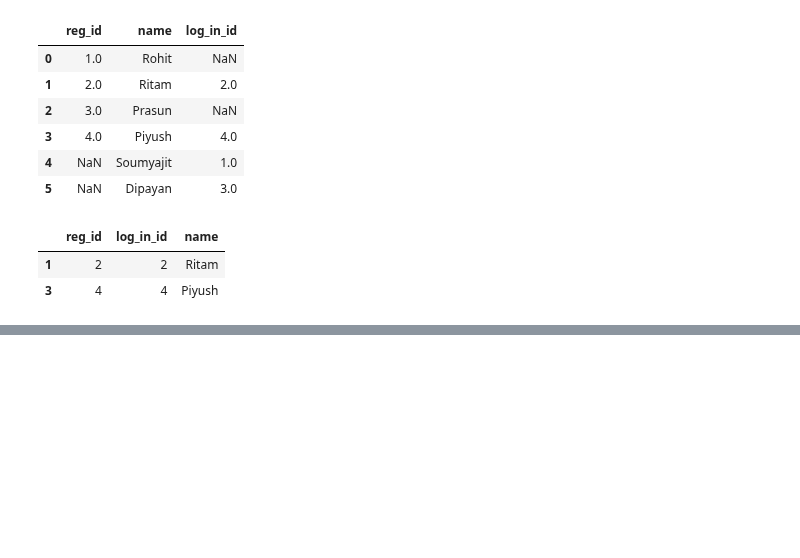
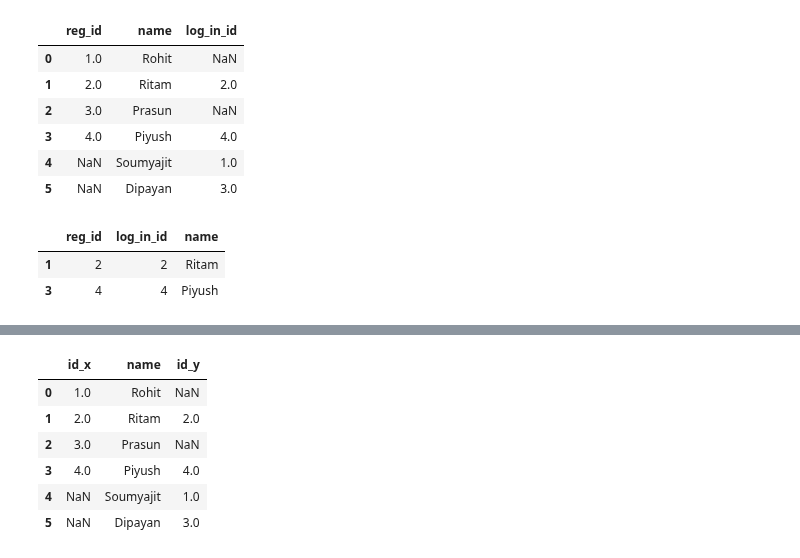
Before and after one commit to rohitcodism/ML-DS, a Jupyter notebook: practices/pandas/combiningDataFrames.ipynb, the cells around one changed output, grey strips where cells are left out. Drawn from its saved outputs; the diff is of its cells as text; code cells hidden in the pictures; blank space fills up the shorter version.

```diff
--- a/practices/pandas/combiningDataFrames.ipynb
+++ b/practices/pandas/combiningDataFrames.ipynb
@@ -132,0 +169,3 @@ pd.merge(registrations, login, 'inner', left_index=True, right_on='name')
+# %%
+registration.columns = ['id', 'name']
+login.columns = ['id', 'name']
@@ -132,0 +188,10 @@ pd.merge(registrations, login, 'inner', left_index=True, right_on='name')
+# %%
+pd.merge(registration, login, 'outer', on='name')
+# %% [output]
+|  | id_x | name | id_y |
+| 0 | 1.0 | Rohit | NaN |
+| 1 | 2.0 | Ritam | 2.0 |
+| 2 | 3.0 | Prasun | NaN |
+| 3 | 4.0 | Piyush | 4.0 |
+| 4 | NaN | Soumyajit | 1.0 |
+| 5 | NaN | Dipayan | 3.0 |
```
Also changed, not shown: parts of 8 cells of this notebook.
